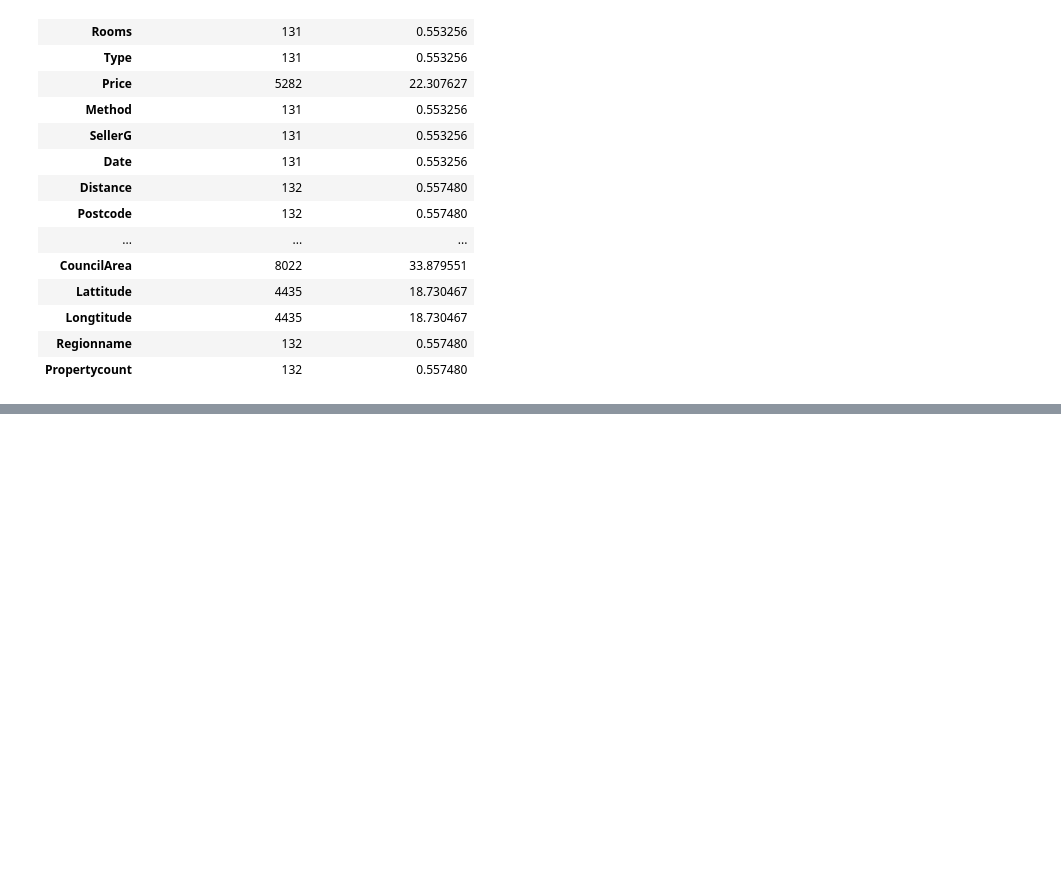
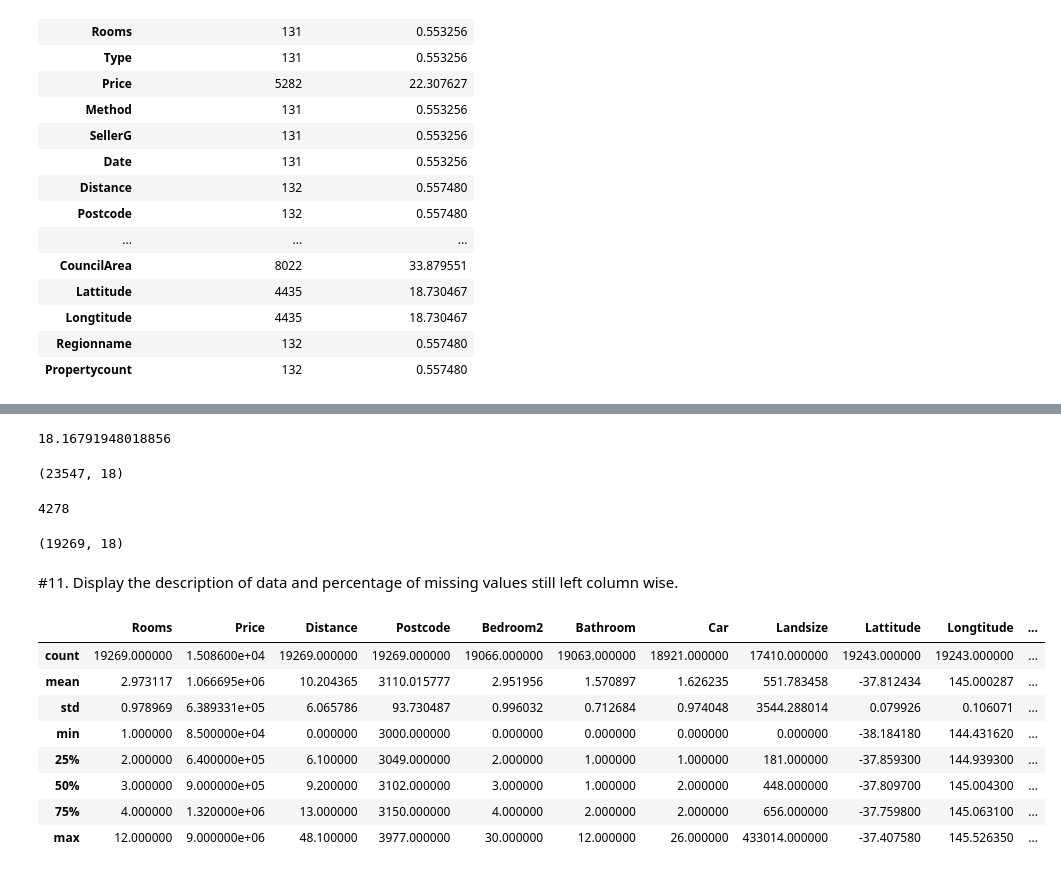
Before and after one commit to DipeshChothwe/Worksheets, a Jupyter notebook: Python_worksheet_12.ipynb, the cells around one changed output, grey strips where cells are left out. Cells and saved outputs as stored; diff of their text form; code cells hidden in the pictures; blank space fills up the shorter version.

```diff
--- a/Python_worksheet_12.ipynb
+++ b/Python_worksheet_12.ipynb
@@ -152,0 +219,33 @@ num_missing
+# %%
+numberRowsMoreThan5 = num_missing[num_missing["Number of missing values"] > 5].index
+PercentagenumberRowsMoreThan5 = len(numberRowsMoreThan5)*100/dataupdate.shape[0]
+PercentagenumberRowsMoreThan5
+# %% [output]
+18.16791948018856
+# %%
+dataupdate.shape
+# %% [output]
+(23547, 18)
+# %%
+len(numberRowsMoreThan5)
+# %% [output]
+4278
+# %%
+dataupdate = dataupdate.drop(numberRowsMoreThan5)
+dataupdate.shape
+# %% [output]
+(19269, 18)
+# %% [markdown]
+#11. Display the description of data and percentage of missing values still left column wise.
+# %%
+dataupdate.describe()
+# %% [output]
+|  | Rooms | Price | Distance | Postcode | Bedroom2 | Bathroom | Car | Landsize | Lattitude | Longtitude | ... |
+| count | 19269.000000 | 1.508600e+04 | 19269.000000 | 19269.000000 | 19066.000000 | 19063.000000 | 18921.000000 | 17410.000000 | 19243.000000 | 19243.000000 | ... |
+| mean | 2.973117 | 1.066695e+06 | 10.204365 | 3110.015777 | 2.951956 | 1.570897 | 1.626235 | 551.783458 | -37.812434 | 145.000287 | ... |
+| std | 0.978969 | 6.389331e+05 | 6.065786 | 93.730487 | 0.996032 | 0.712684 | 0.974048 | 3544.288014 | 0.079926 | 0.106071 | ... |
+| min | 1.000000 | 8.500000e+04 | 0.000000 | 3000.000000 | 0.000000 | 0.000000 | 0.000000 | 0.000000 | -38.184180 | 144.431620 | ... |
+| 25% | 2.000000 | 6.400000e+05 | 6.100000 | 3049.000000 | 2.000000 | 1.000000 | 1.000000 | 181.000000 | -37.859300 | 144.939300 | ... |
+| 50% | 3.000000 | 9.000000e+05 | 9.200000 | 3102.000000 | 3.000000 | 1.000000 | 2.000000 | 448.000000 | -37.809700 | 145.004300 | ... |
+| 75% | 4.000000 | 1.320000e+06 | 13.000000 | 3150.000000 | 4.000000 | 2.000000 | 2.000000 | 656.000000 | -37.759800 | 145.063100 | ... |
+| max | 12.000000 | 9.000000e+06 | 48.100000 | 3977.000000 | 30.000000 | 12.000000 | 26.000000 | 433014.000000 | -37.407580 | 145.526350 | ... |
```
Also changed, not shown: parts of 19 cells of this notebook.
